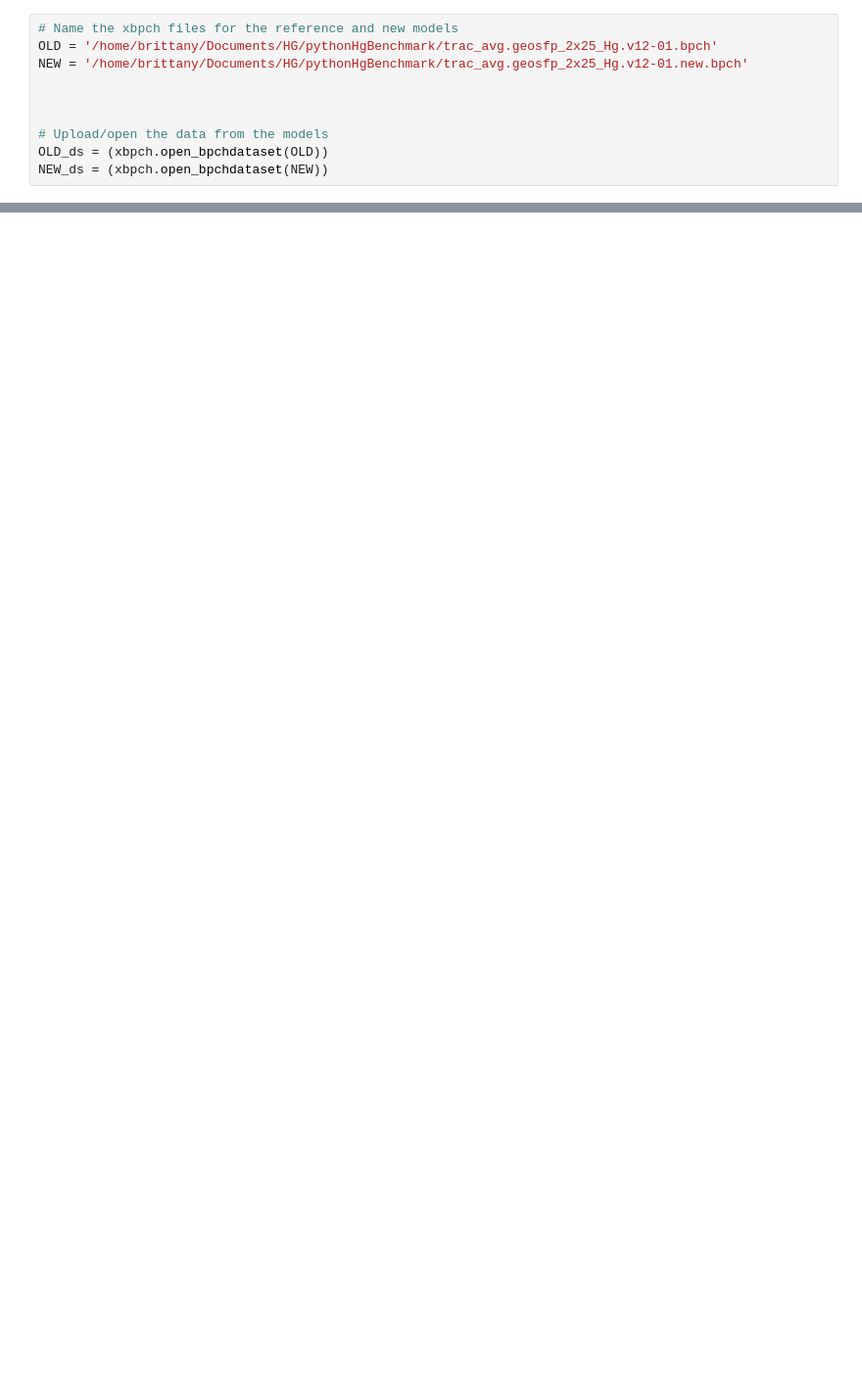
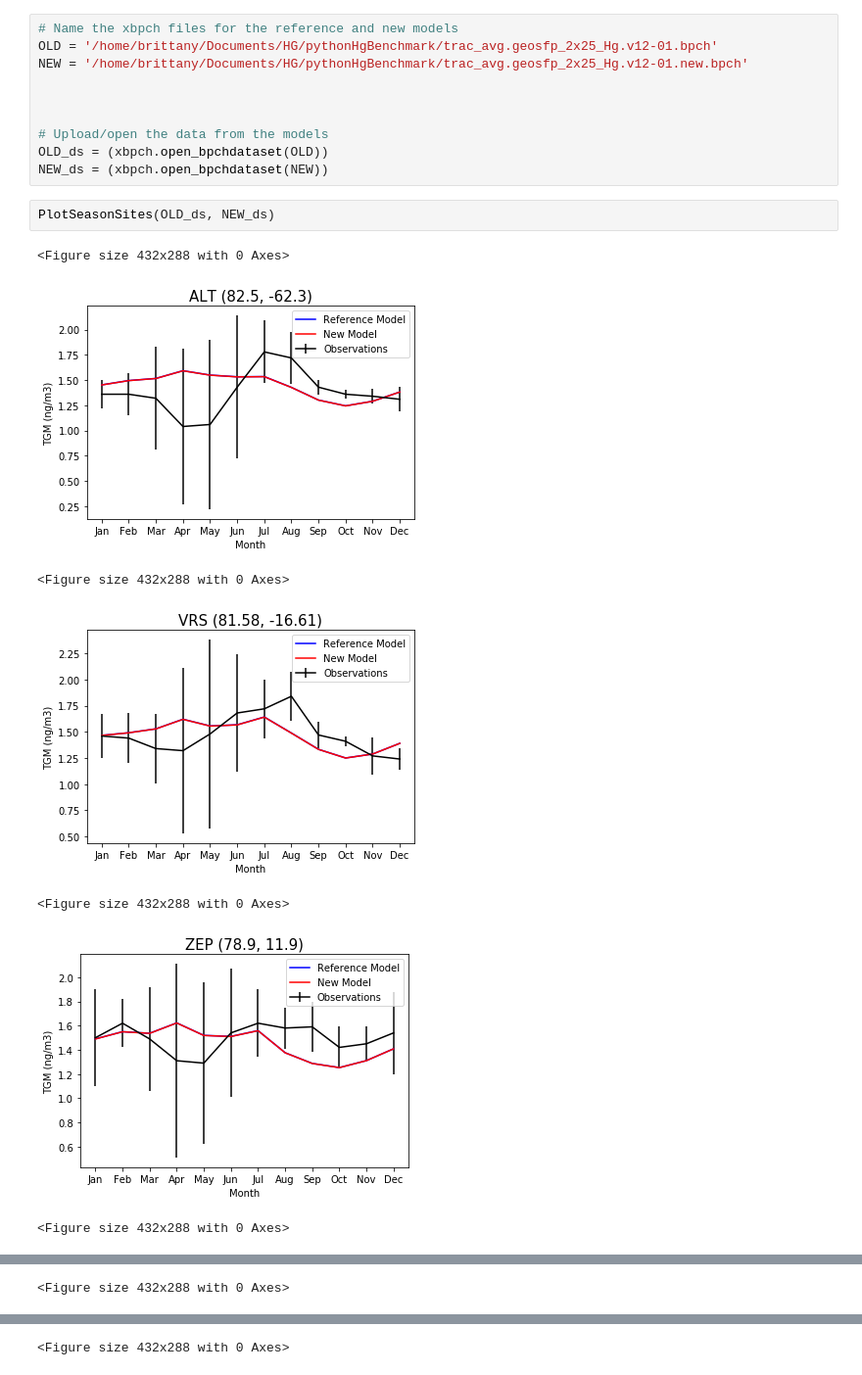
Before and after one commit to arifein/pythonHgBenchmark, a Jupyter notebook: Mainframe.ipynb, the cells around one changed output, grey strips where cells are left out. Shown at 98% size. Saved outputs shown, nothing was run; the diff lists cells and outputs as text; blank space fills up the shorter version.

```diff
--- a/Mainframe.ipynb
+++ b/Mainframe.ipynb
@@ -20,3 +31,13 @@ NEW = '/home/brittany/Documents/HG/pythonHgBenchmark/trac_avg.geosfp_2x25_Hg.v12
 # Upload/open the data from the models
 OLD_ds = (xbpch.open_bpchdataset(OLD))
 NEW_ds = (xbpch.open_bpchdataset(NEW))
+# %%
+PlotSeasonSites(OLD_ds, NEW_ds)
+# %% [output]
+<Figure size 432x288 with 0 Axes>
+[figure, added]
+<Figure size 432x288 with 0 Axes>
+[figure, added]
+<Figure size 432x288 with 0 Axes>
+[figure, added]
+<Figure size 432x288 with 0 Axes>
@@ -22,0 +45 @@ NEW_ds = (xbpch.open_bpchdataset(NEW))
+<Figure size 432x288 with 0 Axes>
@@ -22,0 +47 @@ NEW_ds = (xbpch.open_bpchdataset(NEW))
+<Figure size 432x288 with 0 Axes>
```
Also changed, not shown: parts of 6 cells of this notebook, 4 other files.
